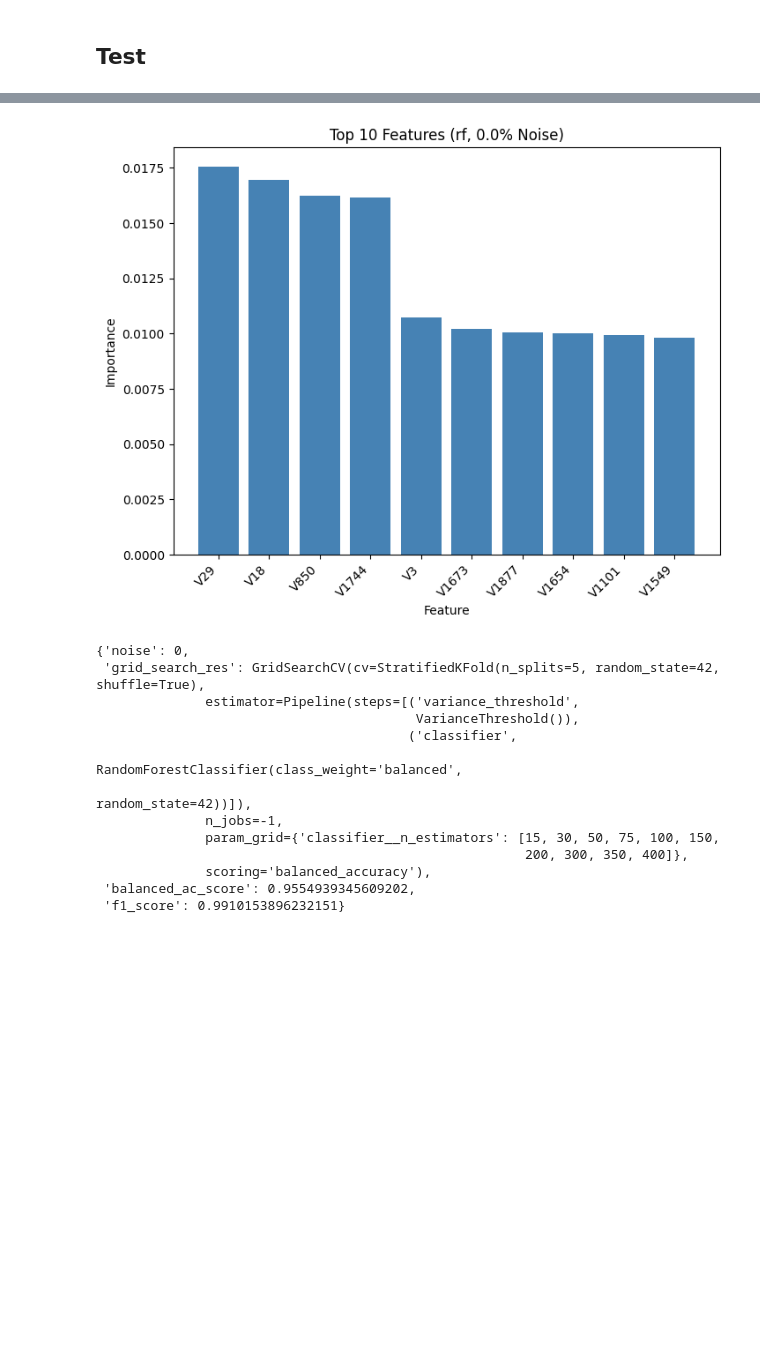
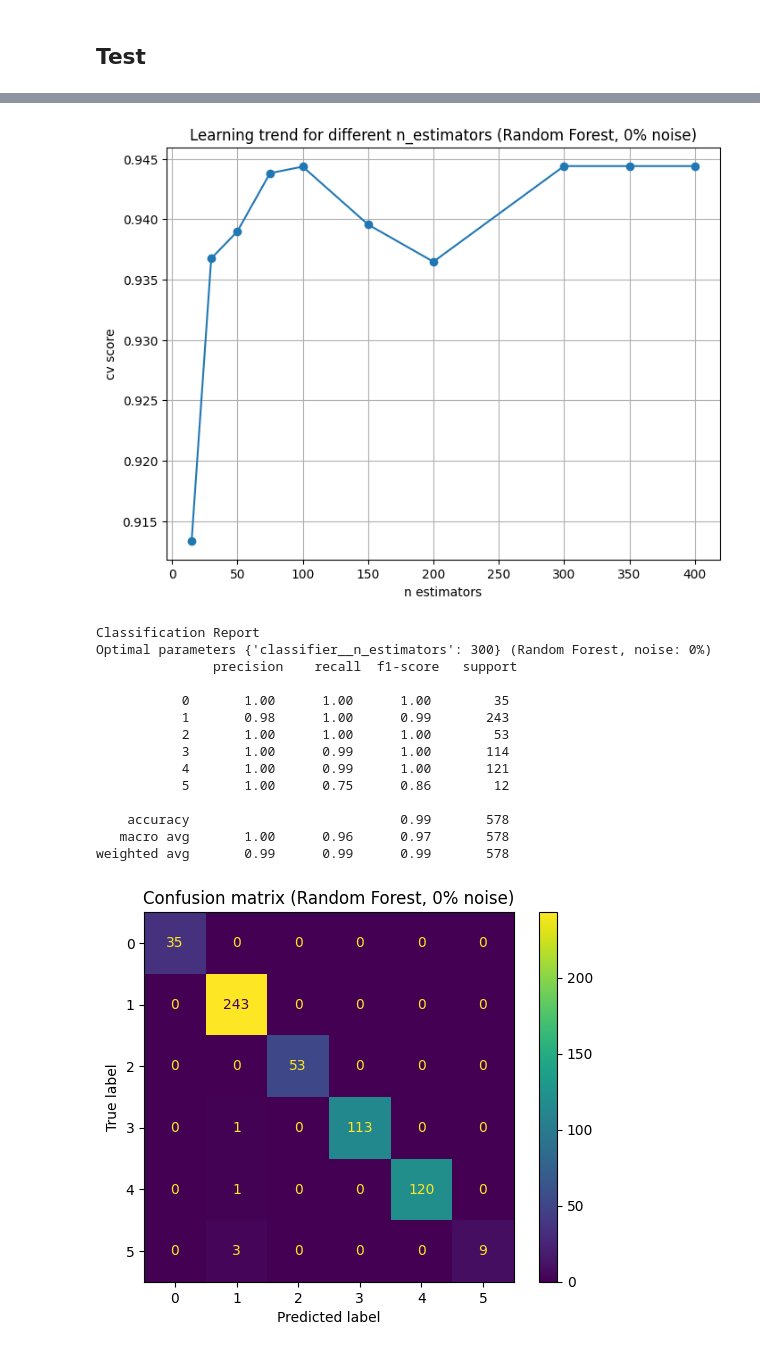
Before and after one commit to lucamodica/statistical-learning-for-big-data, a Jupyter notebook: projects/project2/project2.ipynb, the cells around one changed output, grey strips where cells are left out. Cells and saved outputs as stored; diff of their text form; code cells hidden in the pictures; blank space fills up the shorter version.

Commit message:
🎈 perf(print lock): add lock to make the print for each noise level atomic

```diff
--- a/projects/project2/project2.ipynb
+++ b/projects/project2/project2.ipynb
@@ -21,10 +21,12 @@ from sklearn.dummy import DummyClassifier
 import plotly.express as px
 from sklearn.metrics import confusion_matrix, ConfusionMatrixDisplay
 from sklearn.feature_selection import SelectFromModel
+import threading
 
 %matplotlib inline
 np.random.seed(0)
 random_state = 42
+print_lock = threading.Lock()
 
 logging.basicConfig(level=logging.INFO, format='%(asctime)s - %(levelname)s - %(message)s')
 # %%
@@ -35,7 +37,7 @@ max_depth = [None, 5, 10]
 min_samples_split = [2, 5, 10]
 learning_rate = [0.01, 0.1, 1]
 
-stratified_k_fold = StratifiedKFold(n_splits=5, shuffle=True, random_state=random_state)
+stratified_k_fold = StratifiedKFold(n_splits=2, shuffle=True, random_state=random_state)
 variance_threshold = VarianceThreshold()
 
 model_name_map = { 'rf': 'Random Forest', 'gb': 'Gradient Boosting' }
@@ -143,7 +145,7 @@ def grid_search(X_train, Y_train, model: str):
         pipeline.named_steps['classifier'] = gb
         params = params_gb
     else:
-        params = {}
+        raise ValueError('Invalid model name')
 
     grid_search_res = GridSearchCV(pipeline, params, cv=stratified_k_fold, scoring='balanced_accuracy', n_jobs=-1)
     grid_search_res.fit(X_train, np.ravel(Y_train))
@@ -217,15 +219,18 @@ def show_feature_importance(grid_search_res, X, model_name: str, noise: float):
 def process_noise(model_name, noise):
     # split dataset
     X_train, X_test, Y_train, Y_test = splits(X_cancer, Y_cancer, noise)
+
     # grid search and metrics
     grid_search_res = grid_search(X_train, Y_train, 'rf')
     balanced_ac_score = balanced_accuracy_score(Y_test, grid_search_res.predict(X_test))
     f1_scores = f1_score(Y_test, grid_search_res.predict(X_test), average='weighted')
-    # plots
-    #plot_learning_trend(grid_search_res, model_name, noise)
-    #show_classification_report(X_test, Y_test, grid_search_res, model_name, noise)
-    #plot_confusion_matrix(Y_test, grid_search_res.predict(X_test), Y_cancer['x'].unique(), model_name, noise)
-    show_feature_importance(grid_search_res, X_train, model_name, noise)
+
+    # show results
+    with print_lock:
+        plot_learning_trend(grid_search_res, model_name, noise)
+        show_classification_report(X_test, Y_test, grid_search_res, model_name, noise)
+        plot_confusion_matrix(Y_test, grid_search_res.predict(X_test), Y_cancer['x'].unique(), model_name, noise)
+        show_feature_importance(grid_search_res, X_train, model_name, noise)
 
     return {'noise': noise, 'grid_search_res': grid_search_res, 'balanced_ac_score': balanced_ac_score, 'f1_score': f1_scores}
 # %%
@@ -249,6 +263,6 @@ def main(model_name: str):
 # %% [markdown]
 ## Test
 # %%
-process_noise('rf', 0)
-#main('rf')
+# process_noise('rf', 0)
+main('rf')
 # %% [output]
@@ -257,14 +275,16 @@ Length of feature_importances: 1983
-[figure, old version]
+[figure, new version]
-{'noise': 0,
- 'grid_search_res': GridSearchCV(cv=StratifiedKFold(n_splits=5, random_state=42, shuffle=True),
-              estimator=Pipeline(steps=[('variance_threshold',
-                                         VarianceThreshold()),
-                                        ('classifier',
-                                         RandomForestClassifier(class_weight='balanced',
-                                                                random_state=42))]),
-              n_jobs=-1,
-              param_grid={'classifier__n_estimators': [15, 30, 50, 75, 100, 150,
-                                                       200, 300, 350, 400]},
-              scoring='balanced_accuracy'),
- 'balanced_ac_score': 0.9554939345609202,
- 'f1_score': 0.9910153896232151}
+Classification Report
+Optimal parameters {'classifier__n_estimators': 300} (Random Forest, noise: 0%)
+               precision    recall  f1-score   support
+
+           0       1.00      1.00      1.00        35
+           1       0.98      1.00      0.99       243
+           2       1.00      1.00      1.00        53
+           3       1.00      0.99      1.00       114
+           4       1.00      0.99      1.00       121
+           5       1.00      0.75      0.86        12
+
+    accuracy                           0.99       578
+   macro avg       1.00      0.96      0.97       578
+weighted avg       0.99      0.99      0.99       578
+[figure, added]
```
Also changed, not shown: parts of 2 cells of this notebook, 17 other files.
